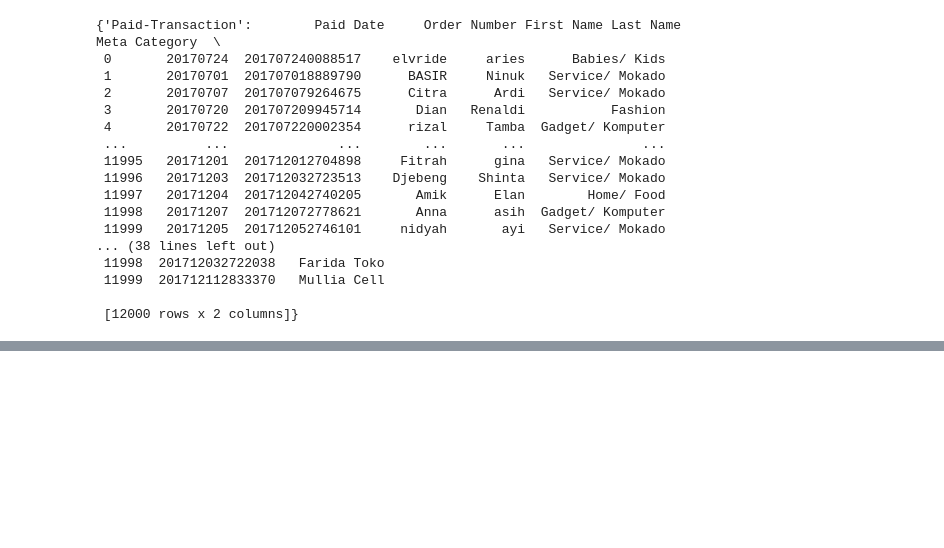
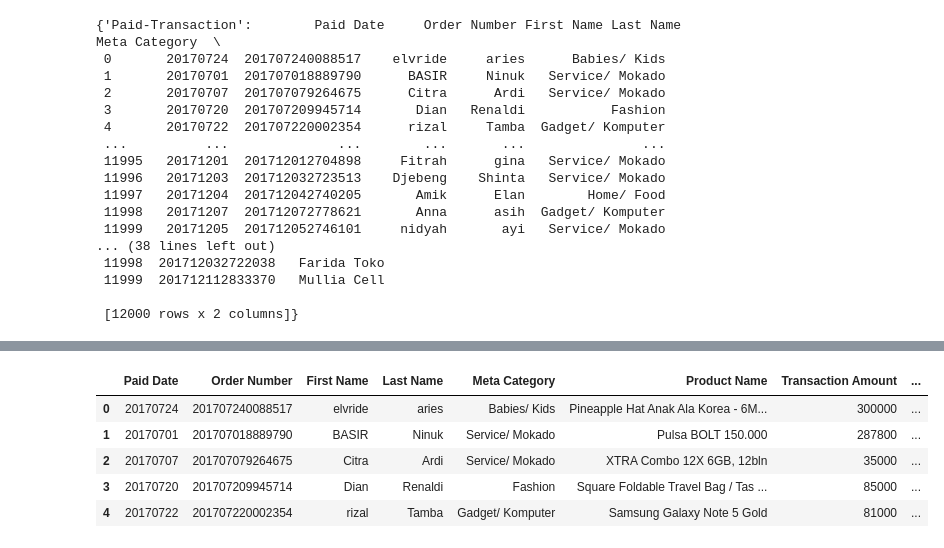
Before and after one commit to viraav/lpsimple156039, a Jupyter notebook: module2-loadingdata/LS_DS_112_Loading_Data_Assignment.ipynb, the cells around one changed output, grey strips where cells are left out. Cells and saved outputs as stored; diff of their text form; code cells hidden in the pictures; blank space fills up the shorter version.

```diff
--- a/module2-loadingdata/LS_DS_112_Loading_Data_Assignment.ipynb
+++ b/module2-loadingdata/LS_DS_112_Loading_Data_Assignment.ipynb
@@ -57,0 +91,19 @@ sheet_df
+# %%
+# To drop a single column, use the column name and specify axis=1
+# Replace 'Column To Drop' with the actual name of the column you want to drop
+df_dropped = df.drop(columns=['Full Name'])
+
+# To drop multiple columns, provide a list of column names
+# df_dropped = df.drop(columns=['Column1', 'Column2'])
+
+# To modify the DataFrame in place without creating a new one, use inplace=True
+# df.drop(columns=['Column To Drop'], inplace=True)
+
+display(df_dropped.head())
+# %% [output]
+|  | Paid Date | Order Number | First Name | Last Name | Meta Category | Product Name | Transaction Amount | ... |
+| 0 | 20170724 | 201707240088517 | elvride | aries | Babies/ Kids | Pineapple Hat Anak Ala Korea - 6M... | 300000 | ... |
+| 1 | 20170701 | 201707018889790 | BASIR | Ninuk | Service/ Mokado | Pulsa BOLT 150.000 | 287800 | ... |
+| 2 | 20170707 | 201707079264675 | Citra | Ardi | Service/ Mokado | XTRA Combo 12X 6GB, 12bln | 35000 | ... |
+| 3 | 20170720 | 201707209945714 | Dian | Renaldi | Fashion | Square Foldable Travel Bag / Tas ... | 85000 | ... |
+| 4 | 20170722 | 201707220002354 | rizal | Tamba | Gadget/ Komputer | Samsung Galaxy Note 5 Gold | 81000 | ... |
```
Also changed, not shown: parts of 15 cells of this notebook.
